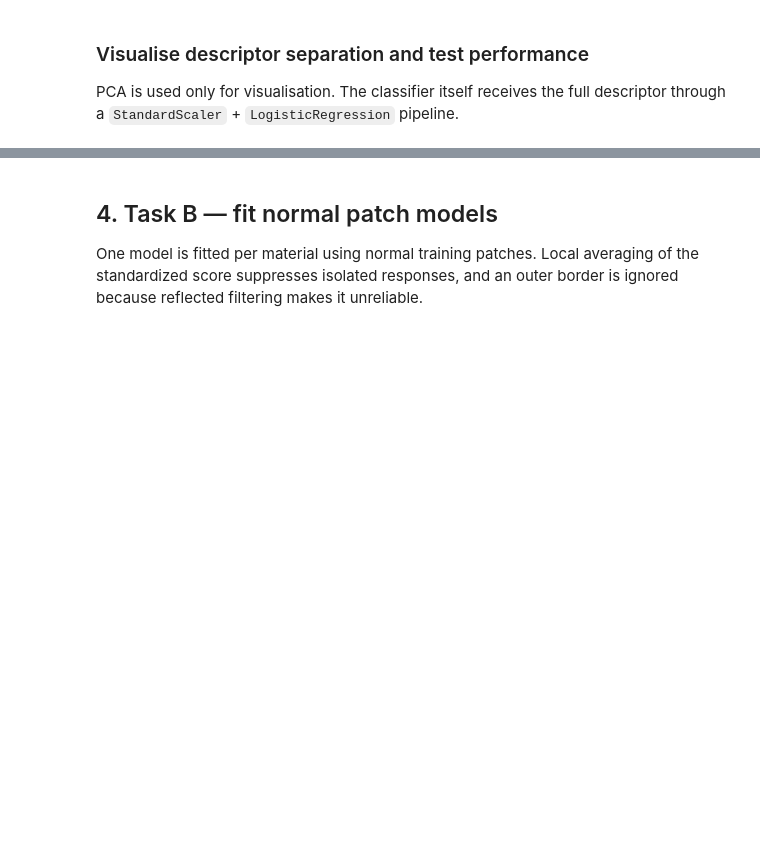
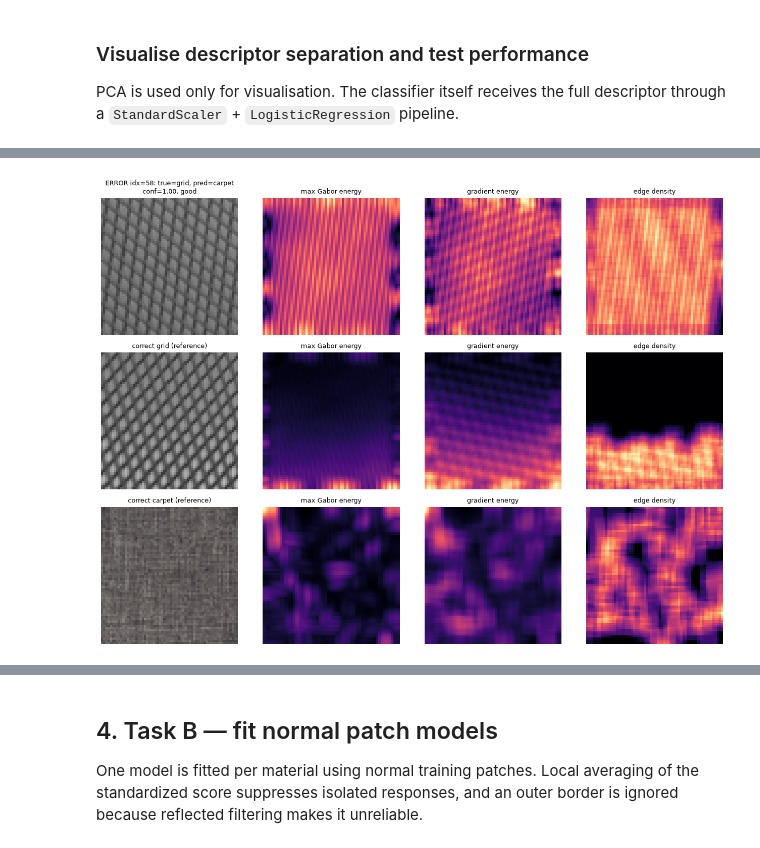
Before and after one commit to yu7ong/cs4242-lab1, a Jupyter notebook: code/notebooks/02_tasks_and_evaluation.ipynb, the cells around one changed output, grey strips where cells are left out. Cells and saved outputs as stored; diff of their text form; code cells hidden in the pictures; blank space fills up the shorter version.

```diff
--- a/code/notebooks/02_tasks_and_evaluation.ipynb
+++ b/code/notebooks/02_tasks_and_evaluation.ipynb
@@ -226,0 +262,65 @@ idx=56 true=leather pred=carpet conf=0.62 defect_type=color
+# %%
+""" # Added to display the first misclassified image and its response maps, along with the correctly classified image of the true and predicted materials for comparison
+conf_all = test_probabilities.max(axis=1)
+pred_all = material_model.classes_[test_probabilities.argmax(axis=1)]
+true_all = np.array([r.material for r in test_records])
+correct = pred_all == true_all
+is_good = np.array([r.defect_type == "good" for r in test_records])
+
+print(len(test_records), len(true_all), len(pred_all), len(conf_all))
+print(58, true_all[58], pred_all[58], round(conf_all[58], 2))
+_, channel_names = extract_local_features(
+    load_image(test_records[0].path, IMAGE_SIZE), feature_config
+)
+gabor_idx = [k for k, n in enumerate(channel_names) if n.startswith("gabor")]
+edge_orient_idx = [k for k, n in enumerate(channel_names) if n.startswith("edge_orientation")]
+
+def response_maps(i):
+    """Return (image, feature_map, list of (title, 2D map)) for test image i."""
+    image = load_image(test_records[i].path, IMAGE_SIZE)
+    fmap, _ = extract_local_features(image, feature_config)
+    maps = [
+        ("max Gabor energy", fmap[..., gabor_idx].max(axis=-1)),
+        ("gradient energy", fmap[..., channel_names.index("gradient_energy")]),
+        ("edge density", fmap[..., channel_names.index("edge_density")]),
+    ]
+    return image, fmap, maps
+
+def plot_row(axes, i, label):
+    image, fmap, maps = response_maps(i)
+    axes[0].imshow(image)
+    axes[0].set_title(label, fontsize=9)
+    axes[0].axis("off")
+    for ax, (title, m) in zip(axes[1:], maps):
+        ax.imshow(m, cmap="magma")
+        ax.set_title(title, fontsize=9)
+        ax.axis("off")
+    return fmap
+
+def first_correct(material):
+    """First correctly classified test image of a given true material."""
+    return next(
+        i for i, r in enumerate(test_records)
+        if r.material == material and pred_all[i] == material
+    )
+
+def compare_error(i):
+    rec = test_records[i]
+    ref_true = first_correct(true_all[i])    # correct image of the TRUE material
+    ref_pred = first_correct(pred_all[i])    # correct image of the PREDICTED material
+
+    fig, axes = plt.subplots(3,4, figsize=(13, 9.5))
+    f_err = plot_row(
+        axes[0], i,
+        f"ERROR idx={i}: true={true_all[i]}, pred={pred_all[i]}\n"
+        f"conf={conf_all[i]:.2f}, {rec.defect_type}")
+    f_true = plot_row(axes[1], ref_true, f"correct {true_all[i]} (reference)")
+    f_pred = plot_row(axes[2], ref_pred, f"correct {pred_all[i]} (reference)")
+    fig.tight_layout()
+    plt.show()
+    return f_err, f_true, f_pred
+
+
+compare_error(58) """
+# %% [output]
+[figure, added]
```
Also changed, not shown: parts of 10 cells of this notebook, 16 other files.
